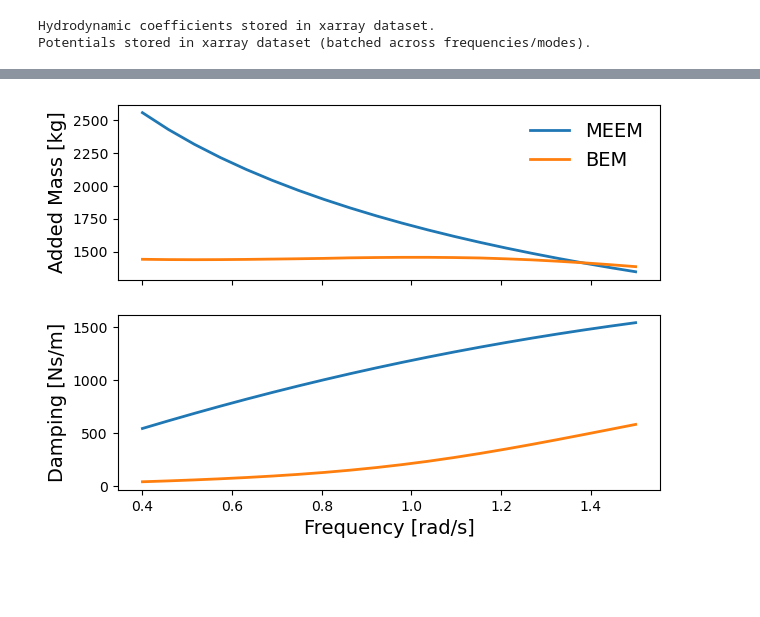
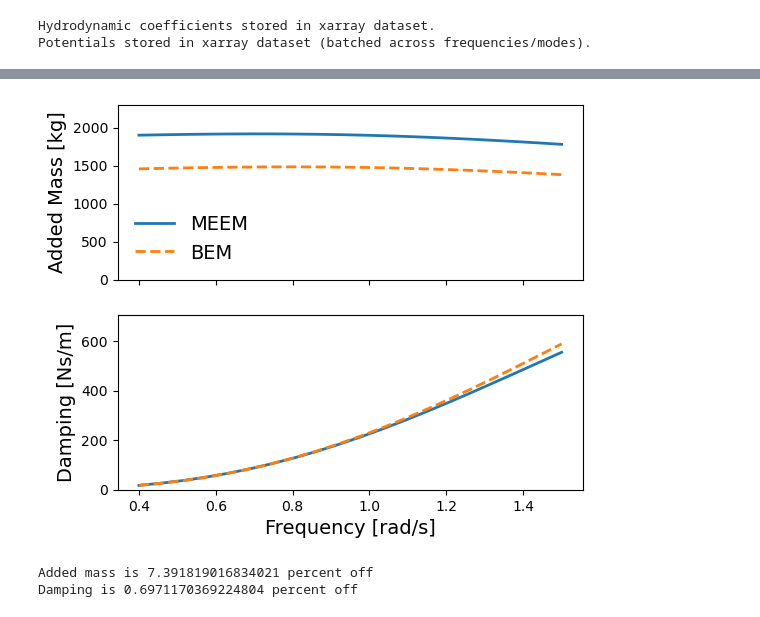
Before and after one commit to symbiotic-engineering/OpenFLASH, a Jupyter notebook: dev/python/validation_with_capytaine_plots.ipynb, the cells around one changed output, grey strips where cells are left out. Drawn from its saved outputs; the diff is of its cells as text; code cells hidden in the pictures; blank space fills up the shorter version.

```diff
--- a/dev/python/validation_with_capytaine_plots.ipynb
+++ b/dev/python/validation_with_capytaine_plots.ipynb
@@ -367,7 +358,7 @@ Data variables:
 # %%
 # MEEM
 
-h = 1.00 # sea depth [m]
+h = 200.00 # sea depth [m]
 d_list = [0.5, 0.25] # drafts [m]
 a_list = [0.5, 1.0] # radii [m]
 NMK = [100, 100, 100] # number of coefficients in each region
@@ -424,7 +415,7 @@ Hydrodynamic coefficients stored in xarray dataset.
 Potentials stored in xarray dataset (batched across frequencies/modes).
 # %%
 i = 1
-h = 15
+# h = 15
 d_in = d_list
 d_out_init = d_list
 rho = 1023
@@ -443,7 +434,7 @@ for j in range(len(omega_sweep)):
                 "h" : h,
                 "a" : a_list,
                 "d_in" : d_in,
-                "d_out" : d_out_init + [i],
+                "d_out" : d_out_init,
                 "heaving": [0, 1],
                 "NMK" : [100, 100],
                 "omega" : omega,
@@ -473,18 +464,28 @@ Panel Count:  2250
 # %%
 l_width = 2
 fs = 14
-fig, ax = plt.subplots(2, 1, figsize=(7, 5), sharex=True)
+fig, ax = plt.subplots(2, 1, figsize=(6, 5), sharex=True)
 ax[0].plot(omega_sweep, A_MEEM.squeeze(), linestyle='-', label='MEEM', linewidth=l_width)
-ax[0].plot(omega_sweep, A_BEM.squeeze(), linestyle='-', label='BEM', linewidth=l_width)
+ax[0].plot(omega_sweep, A_BEM.squeeze(), linestyle='--', label='BEM', linewidth=l_width)
+ax[0].set_ylim([0, 1.2*np.max([A_MEEM.squeeze(),A_BEM.squeeze()])])
 # ax[0].set_xlabel('Frequency [rad/s]', fontsize=fs)
 ax[0].set_ylabel('Added Mass [kg]', fontsize=fs)
 ax[0].legend(loc='best', fontsize=fs, frameon=False)
 
 
 ax[1].plot(omega_sweep, B_MEEM.squeeze(), linestyle='-', label='MEEM', linewidth=l_width)
-ax[1].plot(omega_sweep, B_BEM.squeeze(), linestyle='-', label='BEM', linewidth=l_width)
+ax[1].plot(omega_sweep, B_BEM.squeeze(), linestyle='--', label='BEM', linewidth=l_width)
+ax[1].set_ylim([0, 1.2*np.max([B_MEEM.squeeze(),B_BEM.squeeze()])])
 ax[1].set_xlabel('Frequency [rad/s]', fontsize=fs)
 ax[1].set_ylabel('Damping [Ns/m]', fontsize=fs)
 fig.savefig("Hydro_Coeffs.jpg", format='jpeg', dpi=300, bbox_inches='tight')
 # %% [output]
-[figure, old version]
+[figure, new version]
+# %%
+A_error = 100 * np.mean(np.abs((A_MEEM.values.squeeze()-A_BEM.squeeze())/A_BEM.squeeze()))
+B_error = 100 * np.mean(np.abs((B_MEEM.values.squeeze()-B_BEM.squeeze())/B_BEM.squeeze()))
+print('Added mass is ' + str(A_error)+ ' percent off')
+print('Damping is ' + str(B_error) + ' percent off')
+# %% [output]
+Added mass is 7.391819016834021 percent off
+Damping is 0.6971170369224804 percent off
```
Also changed, not shown: parts of 9 cells of this notebook.
